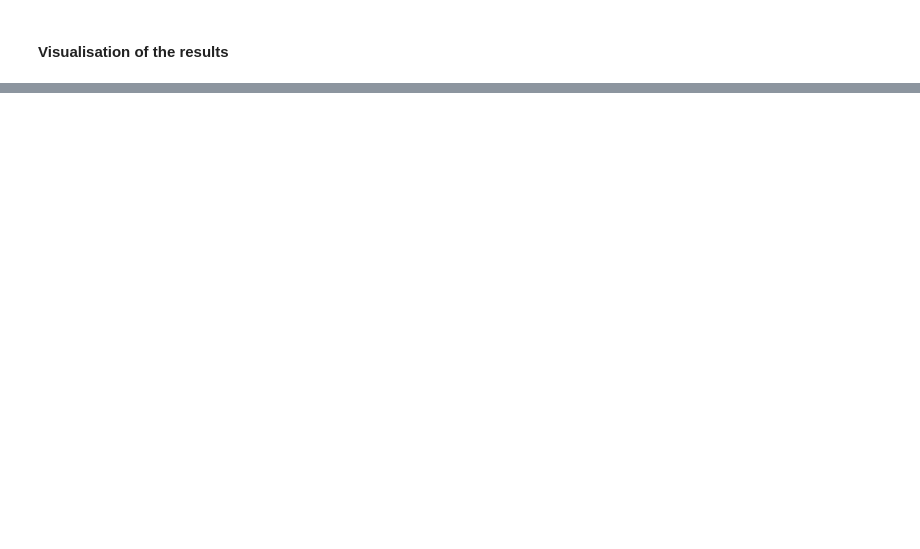
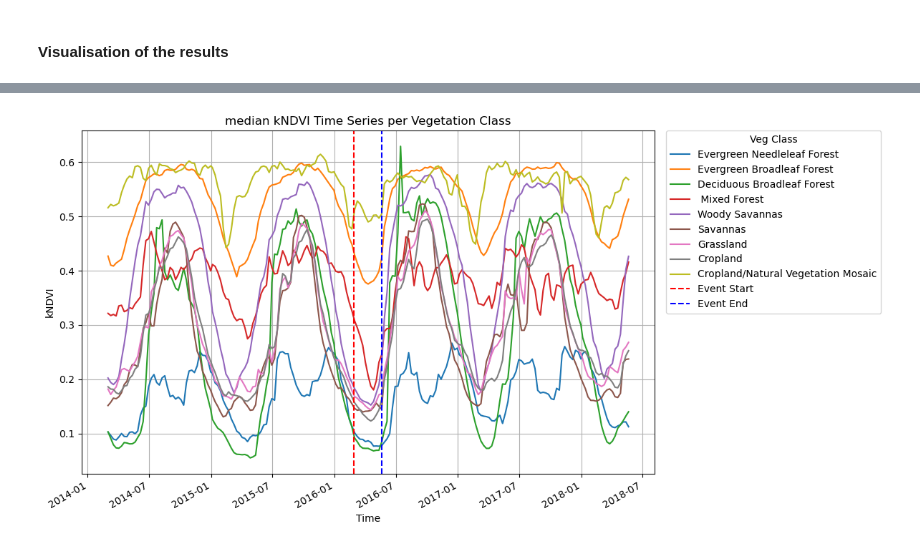
Before and after one commit to bgrandt/masters_thesis, a Jupyter notebook: 4_aggregation.ipynb, the cells around one changed output, grey strips where cells are left out. Cells and saved outputs as stored; diff of their text form; code cells hidden in the pictures; blank space fills up the shorter version.

```diff
--- a/4_aggregation.ipynb
+++ b/4_aggregation.ipynb
@@ -213,3 +158,5 @@ df_grouped.index = pd.to_datetime(df_grouped.index)
+# %%
+df_105411_median_kndvi_ts = event_analysis.aggregate_kndvi_timeseries(kndvi_array_105411, vegetation, event_mask_105411, df_translation, method='median')
 # %% [markdown]
 #### Visualisation of the results
 # %%
@@ -280,0 +170,4 @@ df_grouped
+# %%
+event_visualization.plot_aggregated_ts(df_105411_median_kndvi_ts, start_time_value, end_time_value, method='median')
+# %% [output]
+[figure, added]
```
Also changed, not shown: parts of 12 cells of this notebook, 2 other files.
